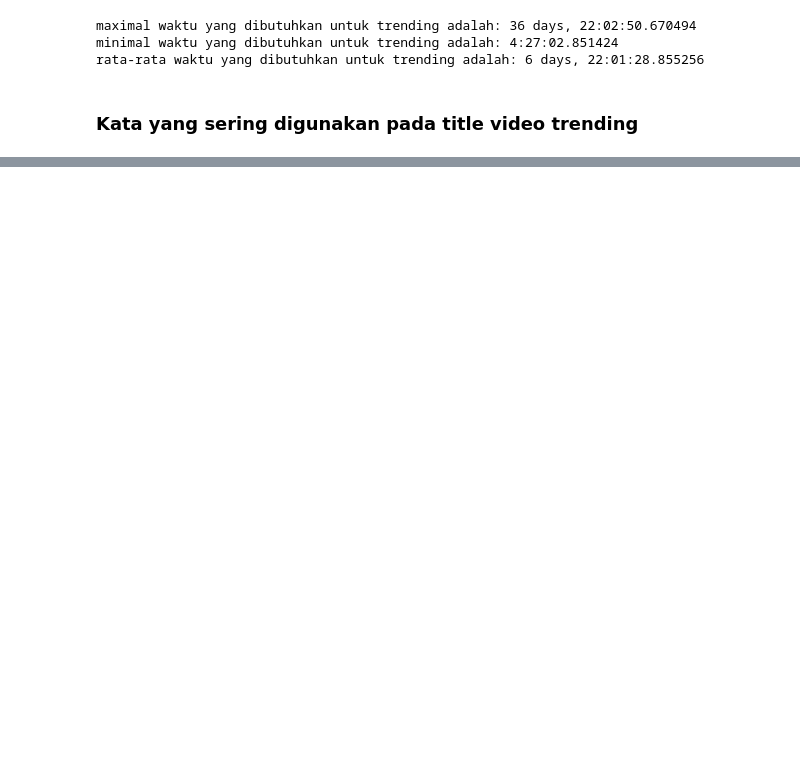
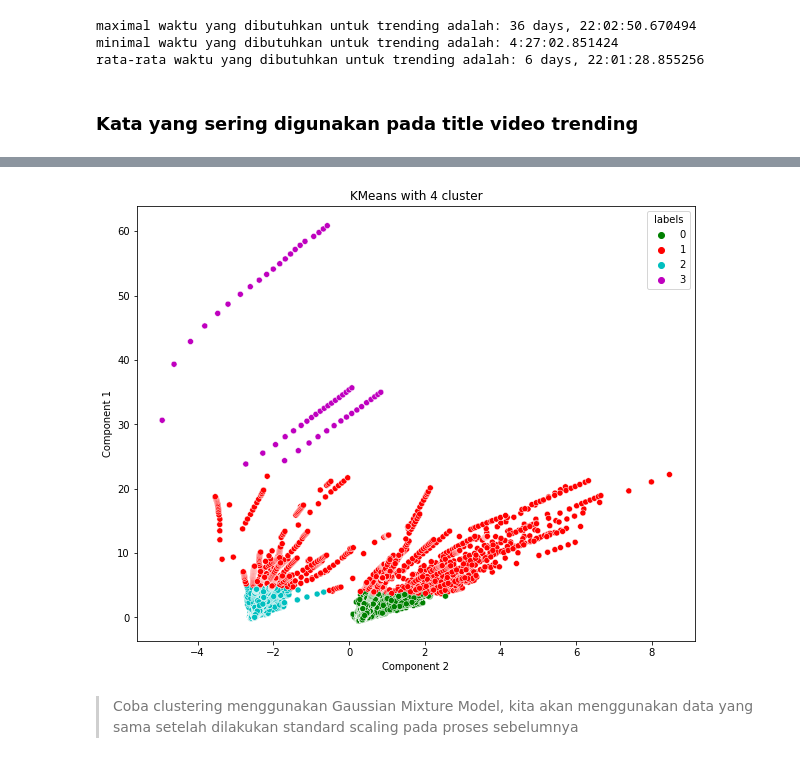
Before and after one commit to nofamex/TA-KASDD, a Jupyter notebook: main.ipynb, the cells around one changed output, grey strips where cells are left out. Saved outputs shown, nothing was run; the diff lists cells and outputs as text; code cells hidden in the pictures; blank space fills up the shorter version.

```diff
--- a/main.ipynb
+++ b/main.ipynb
@@ -455,0 +546,8 @@ plt.show()
+# %%
+# Kmeans with 4 segment
+kmeans = KMeans(n_clusters=4, random_state=42)
+kmeans.fit(score_pca)
+
+k_clust_pca = pd.DataFrame(score_pca)
+k_clust_pca['labels'] = kmeans.labels_
+k_clust_pca.head()
@@ -455,0 +561,12 @@ plt.show()
+# %%
+# Plot KMeans
+plt.figure(figsize=(10,8))
+sns.scatterplot(x=k_clust_pca[1], y=k_clust_pca[0], hue=k_clust_pca['labels'], palette=['g', 'r', 'c', 'm'])
+plt.title('KMeans with 4 cluster')
+plt.xlabel('Component 2')
+plt.ylabel('Component 1')
+plt.show()
+# %% [output]
+[figure, added]
+# %% [markdown]
+> Coba clustering menggunakan Gaussian Mixture Model, kita akan menggunakan data yang sama setelah dilakukan standard scaling pada proses sebelumnya
```
Also changed, not shown: parts of 39 cells of this notebook.
